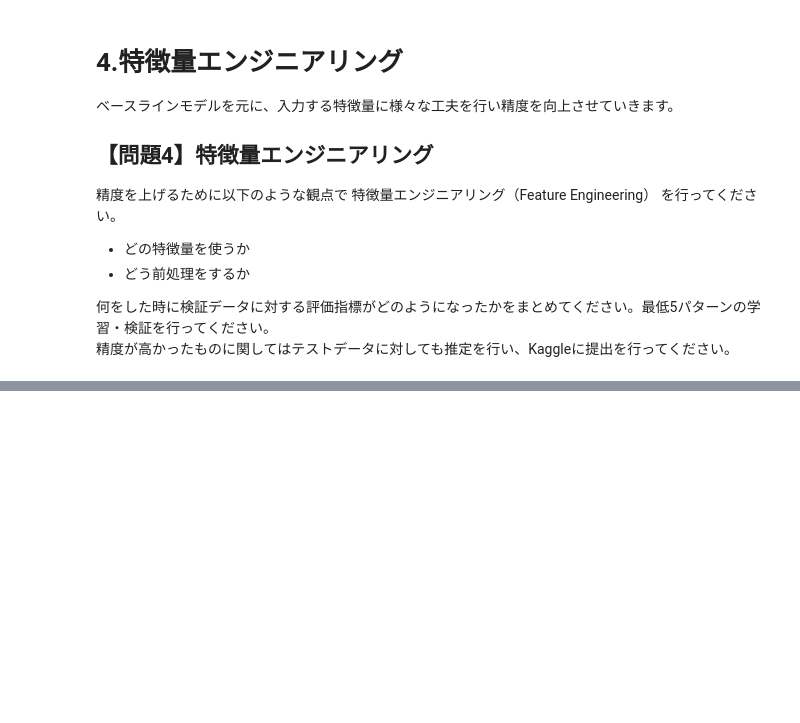
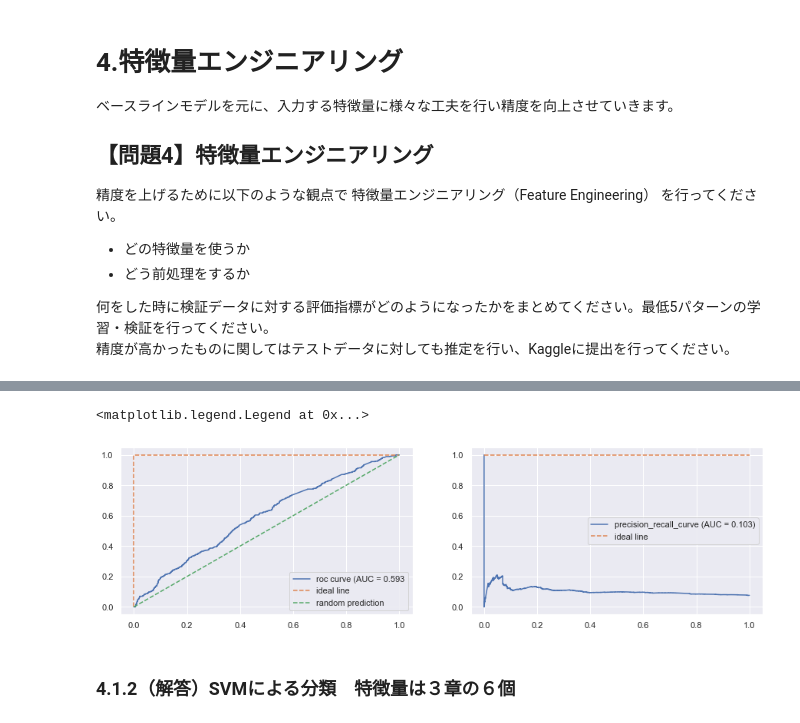
Before and after one commit to T-Sawao/diveintocode-ml, a Jupyter notebook: week4-work.ipynb, the cells around one changed output, grey strips where cells are left out. Cells and saved outputs as stored; diff of their text form; code cells hidden in the pictures; blank space fills up the shorter version.

```diff
--- a/week4-work.ipynb
+++ b/week4-work.ipynb
@@ -907,0 +507,6 @@ print('f1 score = ',f1_score(y_true = y_test , y_pred = rfc_vai))
+# %%
+x_train_pk = X_train_pk[:24000]
+x_test_pk = X_test_pk[:6100]
+y_train_pk = y_train[:24000]
+y_test_pk = y_test[:6100]
+print(x_train_pk.shape)
@@ -907,0 +522,12 @@ print('f1 score = ',f1_score(y_true = y_test , y_pred = rfc_vai))
+# %%
+#ロジスティック回帰モデルのインスタンスを作成し、訓練データで学習
+from sklearn.linear_model import LogisticRegression
+
+lr = LogisticRegression(max_iter=50, random_state=0)
+lr.fit(x_train_pk, y_train_pk)
+lr_pred = lr.predict(x_test_pk)
+
+# 評価
+print("score", lr.score(x_test_pk, y_test_pk))
+print('confusion matrix = \n', confusion_matrix(y_test_pk, lr_pred))
+print("Classification report\n", classification_report(y_test_pk, lr_pred))
@@ -907,0 +548,26 @@ print('f1 score = ',f1_score(y_true = y_test , y_pred = rfc_vai))
+# %%
+# テストデータがクラス1に属する確率を予測し、その確率からFPR、TPR、閾値を計算
+lr_proba = lr.predict_proba(x_test_pk)[:, 1]
+fpr, tpr, thresholds = roc_curve(y_test_pk, lr_proba)
+precision, recall, thresholds = precision_recall_curve(y_test_pk, lr_proba)
+
+# ROC曲線、PR曲線のプロット
+fig = plt.figure(figsize=(15, 4))
+ax1 = fig.add_subplot(1, 2, 1)
+ax2 = fig.add_subplot(1, 2, 2)
+
+#ROC曲線を描き、AUCを算出
+ax1.plot(fpr,tpr,label=f'roc curve (AUC = {auc(fpr,tpr):0.3f}')
+ax1.plot([0,0,1], [0,1,1], linestyle='--', label='ideal line')
+ax1.plot([0, 1], [0, 1], linestyle='--', label='random prediction')
+ax1.legend()
+
+#PR曲線を描き、AUCを算出
+ax2.plot(recall, precision, label=f'precision_recall_curve (AUC = {auc(recall,precision):0.3f})')
+ax2.plot([0,1], [1,1], linestyle='--', label='ideal line')
+ax2.legend()
+# %% [output]
+<matplotlib.legend.Legend at 0x...>
+[figure, added]
+# %% [markdown]
+### 4.1.2（解答）SVMによる分類　特徴量は３章の６個
```
Also changed, not shown: parts of 100 cells of this notebook.
